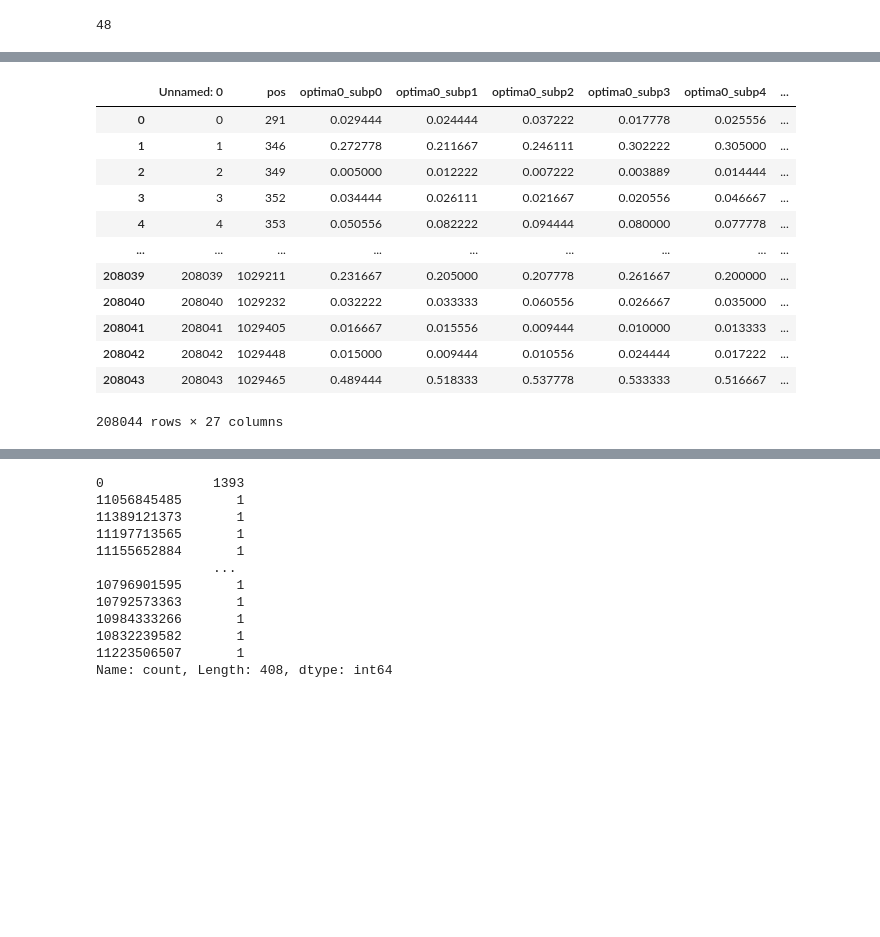
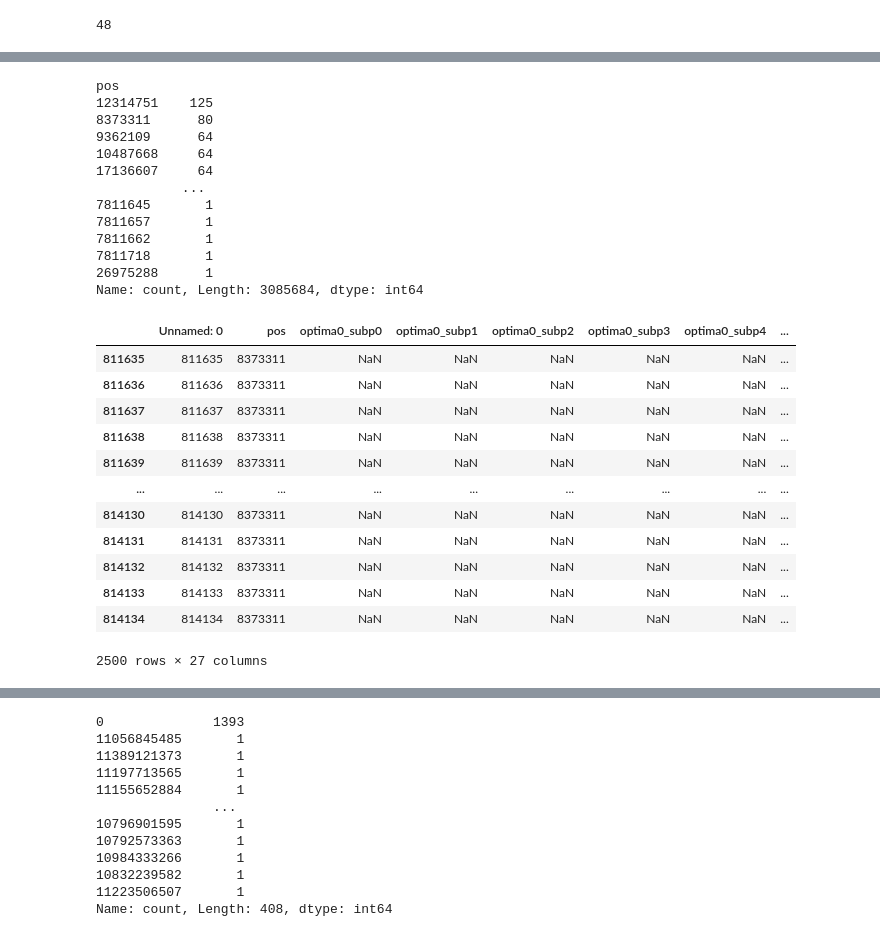
Before and after one commit to Tatianabellagio/slim_grenenet, a Jupyter notebook: test2.ipynb, the cells around one changed output, grey strips where cells are left out. Cells and saved outputs as stored; diff of their text form; code cells hidden in the pictures; blank space fills up the shorter version.

```diff
--- a/test2.ipynb
+++ b/test2.ipynb
@@ -172,18 +196,34 @@ for i in allele_freq_files:
 # %%
-allele_freq = pd.read_csv('/home/tbellagio/scratch/slim_grenenet/results/arq_lowfreq_monogen_highbeta/strongsel/allele_freq.csv')
+allele_freq = pd.read_csv('/home/tbellagio/scratch/slim_grenenet/results/arq_mediumfreq_fivepoly_highbeta/moderatesel/allele_freq.csv')
 # %%
-allele_freq
+allele_freq.pos.value_counts()
 # %% [output]
-|  | Unnamed: 0 | pos | optima0_subp0 | optima0_subp1 | optima0_subp2 | optima0_subp3 | optima0_subp4 | ... |
-| 0 | 0 | 291 | 0.029444 | 0.024444 | 0.037222 | 0.017778 | 0.025556 | ... |
-| 1 | 1 | 346 | 0.272778 | 0.211667 | 0.246111 | 0.302222 | 0.305000 | ... |
-| 2 | 2 | 349 | 0.005000 | 0.012222 | 0.007222 | 0.003889 | 0.014444 | ... |
-| 3 | 3 | 352 | 0.034444 | 0.026111 | 0.021667 | 0.020556 | 0.046667 | ... |
-| 4 | 4 | 353 | 0.050556 | 0.082222 | 0.094444 | 0.080000 | 0.077778 | ... |
-| ... | ... | ... | ... | ... | ... | ... | ... | ... |
-| 208039 | 208039 | 1029211 | 0.231667 | 0.205000 | 0.207778 | 0.261667 | 0.200000 | ... |
-| 208040 | 208040 | 1029232 | 0.032222 | 0.033333 | 0.060556 | 0.026667 | 0.035000 | ... |
-| 208041 | 208041 | 1029405 | 0.016667 | 0.015556 | 0.009444 | 0.010000 | 0.013333 | ... |
-| 208042 | 208042 | 1029448 | 0.015000 | 0.009444 | 0.010556 | 0.024444 | 0.017222 | ... |
-| 208043 | 208043 | 1029465 | 0.489444 | 0.518333 | 0.537778 | 0.533333 | 0.516667 | ... |
-208044 rows × 27 columns
+pos
+12314751    125
+8373311      80
+9362109      64
+10487668     64
+17136607     64
+           ...
+7811645       1
+7811657       1
+7811662       1
+7811718       1
+26975288      1
+Name: count, Length: 3085684, dtype: int64
+# %%
+allele_freq[allele_freq['pos'] == 8373311]
+# %% [output]
+|  | Unnamed: 0 | pos | optima0_subp0 | optima0_subp1 | optima0_subp2 | optima0_subp3 | optima0_subp4 | ... |
+| 811635 | 811635 | 8373311 | NaN | NaN | NaN | NaN | NaN | ... |
+| 811636 | 811636 | 8373311 | NaN | NaN | NaN | NaN | NaN | ... |
+| 811637 | 811637 | 8373311 | NaN | NaN | NaN | NaN | NaN | ... |
+| 811638 | 811638 | 8373311 | NaN | NaN | NaN | NaN | NaN | ... |
+| 811639 | 811639 | 8373311 | NaN | NaN | NaN | NaN | NaN | ... |
+| ... | ... | ... | ... | ... | ... | ... | ... | ... |
+| 814130 | 814130 | 8373311 | NaN | NaN | NaN | NaN | NaN | ... |
+| 814131 | 814131 | 8373311 | NaN | NaN | NaN | NaN | NaN | ... |
+| 814132 | 814132 | 8373311 | NaN | NaN | NaN | NaN | NaN | ... |
+| 814133 | 814133 | 8373311 | NaN | NaN | NaN | NaN | NaN | ... |
+| 814134 | 814134 | 8373311 | NaN | NaN | NaN | NaN | NaN | ... |
+2500 rows × 27 columns
```
Also changed, not shown: parts of 82 cells of this notebook, 3 other files.
